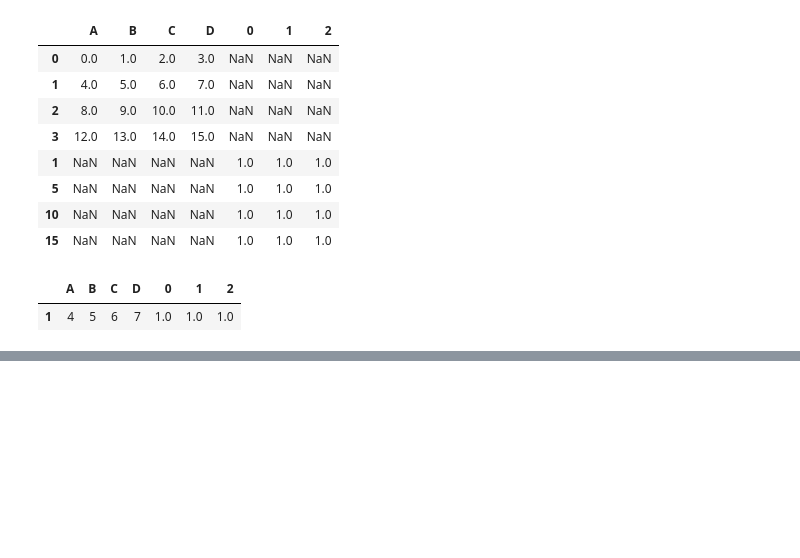
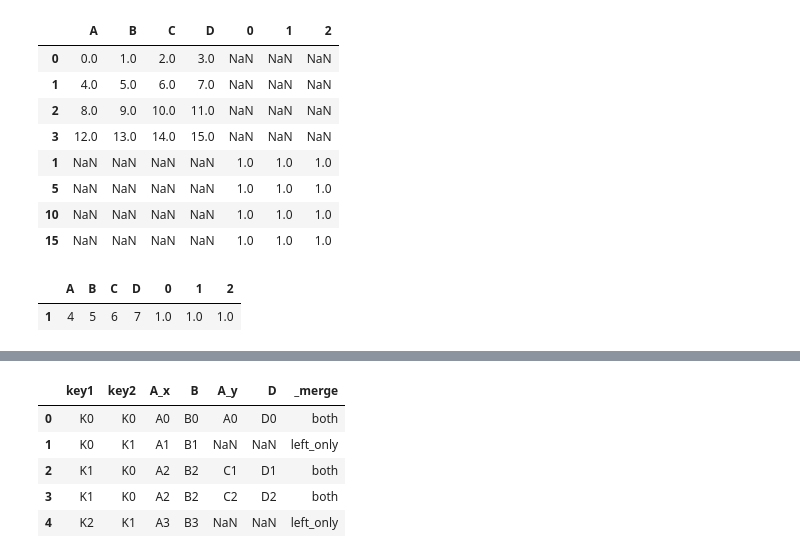
Before and after one commit to JoelOscarsson/Databehandling-JoelOscarsson, a Jupyter notebook: Lectures/L4_Merging.ipynb, the cells around one changed output, grey strips where cells are left out. Cells and saved outputs as stored; diff of their text form; code cells hidden in the pictures; blank space fills up the shorter version.

```diff
--- a/Lectures/L4_Merging.ipynb
+++ b/Lectures/L4_Merging.ipynb
@@ -140,0 +209,21 @@ pd.concat([df1, df3], axis = "columns", join = "inner")
+# %%
+# Vi gör en ny left and right, ser lite annorlunda ut
+left = pd.DataFrame(
+    {
+        "key1": ["K0", "K0", "K1", "K2"],
+        "key2": ["K0", "K1", "K0", "K1"],
+        "A": ["A0", "A1", "A2", "A3"],
+        "B": ["B0", "B1", "B2", "B3"],
+    }
+)
+
+right = pd.DataFrame(
+    {
+        "key1": ["K0", "K1", "K1", "K2"],
+        "key2": ["K0", "K0", "K0", "K0"],
+        "A": ["A0", "C1", "C2", "C3"],
+        "D": ["D0", "D1", "D2", "D3"],
+    }
+)
+
+left, right
@@ -140,0 +266,12 @@ pd.concat([df1, df3], axis = "columns", join = "inner")
+# %%
+
+# Merging på vänstra
+# A_x = vänstra, A_y = högra
+left.merge(right, on = ["key1", "key2"], indicator=True, how = "left")
+# %% [output]
+|  | key1 | key2 | A_x | B | A_y | D | _merge |
+| 0 | K0 | K0 | A0 | B0 | A0 | D0 | both |
+| 1 | K0 | K1 | A1 | B1 | NaN | NaN | left_only |
+| 2 | K1 | K0 | A2 | B2 | C1 | D1 | both |
+| 3 | K1 | K0 | A2 | B2 | C2 | D2 | both |
+| 4 | K2 | K1 | A3 | B3 | NaN | NaN | left_only |
```
Also changed, not shown: parts of 15 cells of this notebook, 2 other files.
